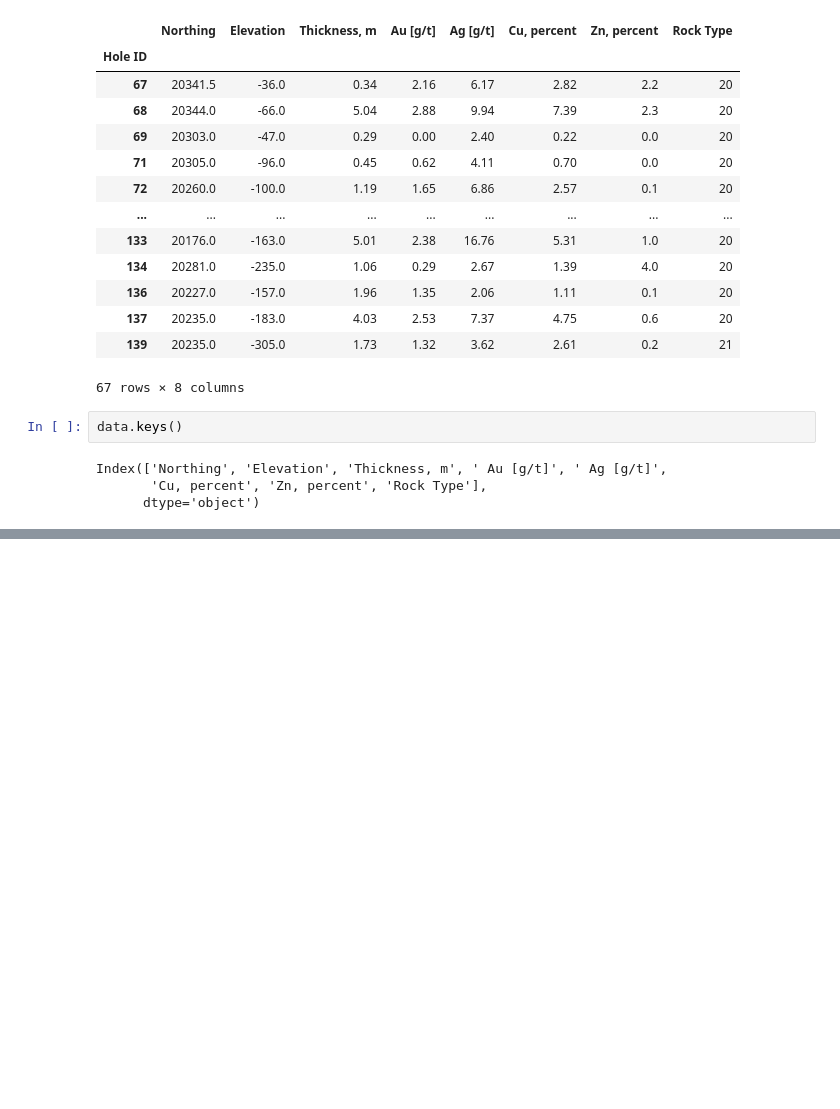
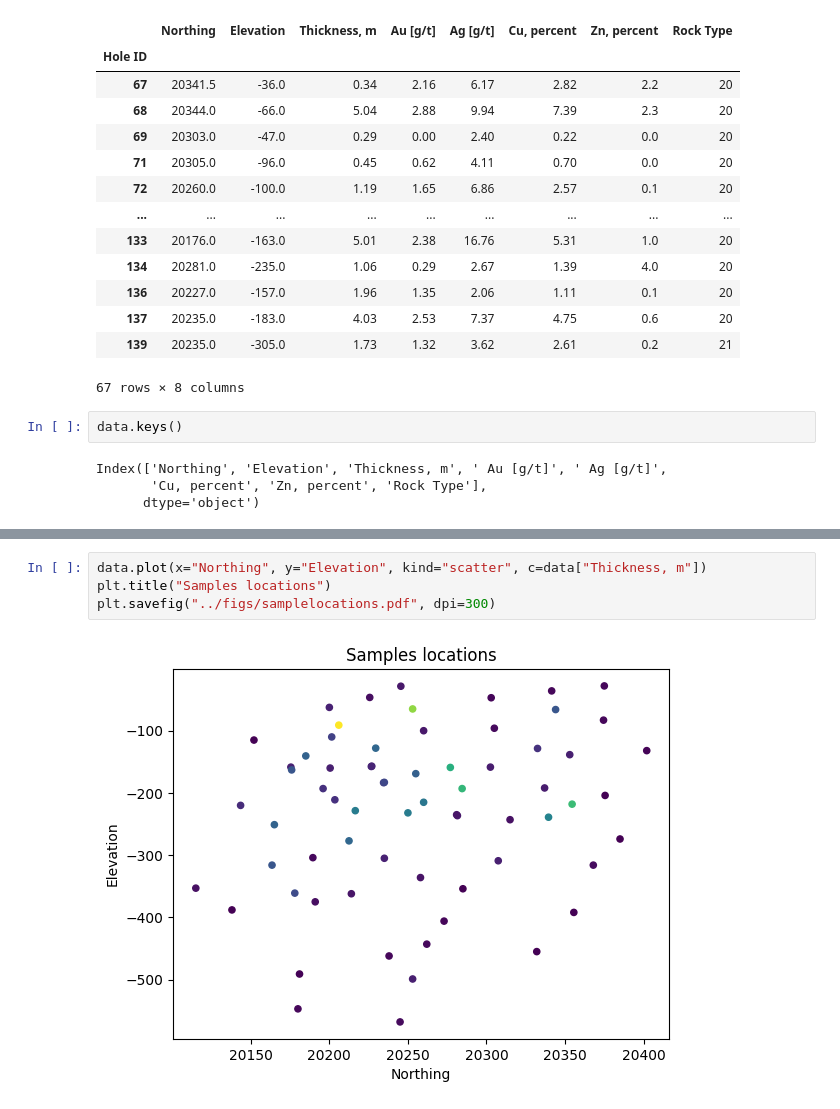
Before and after one commit to AtilaSaraiva/learning_variogram_and_stuff, a Jupyter notebook: src/Assignment 7.ipynb, the cells around one changed output, grey strips where cells are left out. Cells and saved outputs as stored; diff of their text form; blank space fills up the shorter version.

```diff
--- a/src/Assignment 7.ipynb
+++ b/src/Assignment 7.ipynb
@@ -110,3 +48,9 @@ plotter.plot()
   0.53  0.48  5.01  1.06  1.96  4.03  1.73]
 <AxesSubplot: title={'center': 'Field 2D unstructured: (67,)'}, xlabel='$x$', ylabel='$y$'>
 [figure]
+# %%
+data.plot(x="Northing", y="Elevation", kind="scatter", c=data["Thickness, m"])
+plt.title("Samples locations")
+plt.savefig("../figs/samplelocations.pdf", dpi=300)
+# %% [output]
+[figure, added]
```
Also changed, not shown: parts of 22 cells of this notebook, 12 other files.
